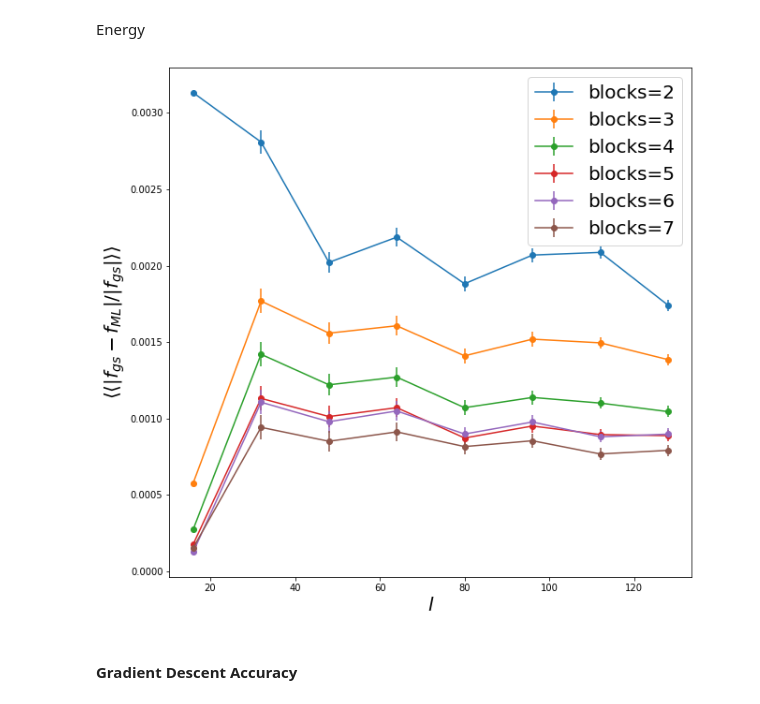
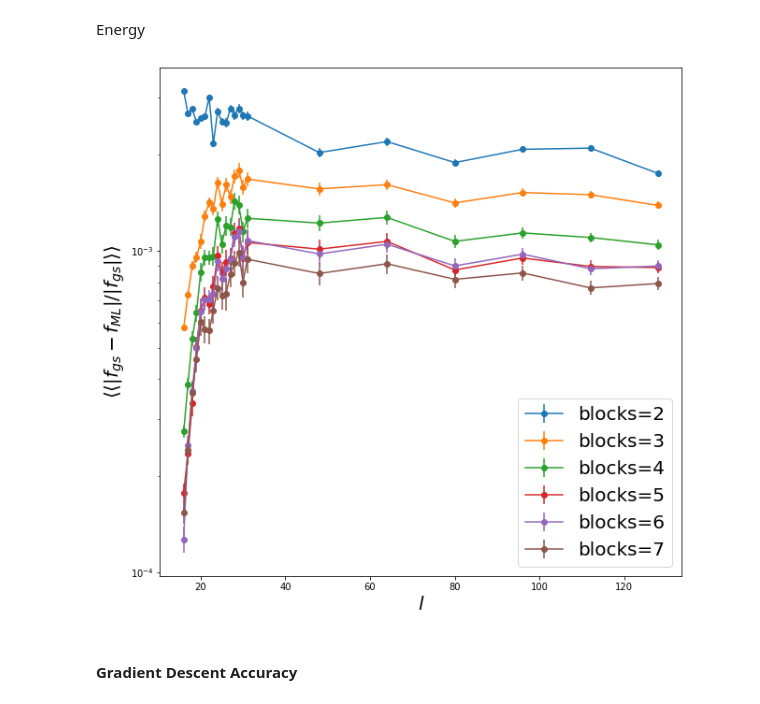
Before and after one commit to emacosta95/dft_for_ising, a Jupyter notebook: test_neural_networks_prediction_accuracy.ipynb, the cells around one changed output. Drawn from its saved outputs; the diff is of its cells as text; code cells hidden in the pictures.

```diff
--- a/test_neural_networks_prediction_accuracy.ipynb
+++ b/test_neural_networks_prediction_accuracy.ipynb
@@ -492,11 +492,11 @@ plt.show()
 # %% [markdown]
 #### Data
 # %%
-ls=[16,32,48,64,80,96,128]
+ls=list(range(16,32))+[48,64,80,96,128]
 #ls=[16,24,32,48,64]
 data_path=[f'data/dataset_2nn/test_dataset_221122/test_unet_periodic_2nn_{l}_l_5.44_h_100_n.npz' for l in ls]
 
-ks=[1,3,5,7,9,11]
+ks=[1,3,5,7,9]
 
 models_name=[]
 for k in ks:
@@ -734,7 +734,7 @@ for i in range(6):
 
 
 blocks=[2,3,4,5,6,7]
-ls=[16,32,48,64,80,96,112,128]
+ls=list(range(16,32))+[48,64,80,96,112,128]
 #ls=[16,24,32,48,64]
 
 data_path=[f'data/dataset_2nn/test_dataset_221122/test_unet_periodic_2nn_{l}_l_5.44_h_100_n.npz' for l in ls]
@@ -785,15 +785,16 @@ Energy
 # %%
 plt.figure(figsize=(10,10))
 for i in range(len(models_name)):
     plt.errorbar(ls,des[i],yerr=devde,marker='o',label=f'blocks={blocks[i]}')
 plt.legend(fontsize=20)
 #plt.plot(0.001*np.arange(len(ls))**(0.5))
 #plt.loglog()
+plt.semilogy()
 plt.xlabel(r'$l$',fontsize=20)
 plt.ylabel(r'$\langle \langle|f_{gs}-f_{ML}|/|f_{gs}| \rangle \rangle$',fontsize=20)
 plt.show()
 # %% [output]
-[figure, old version]
+[figure, new version]
 # %% [markdown]
 #### Gradient Descent Accuracy
 # %%
```
Also changed, not shown: parts of 41 cells of this notebook, 7 other files.
